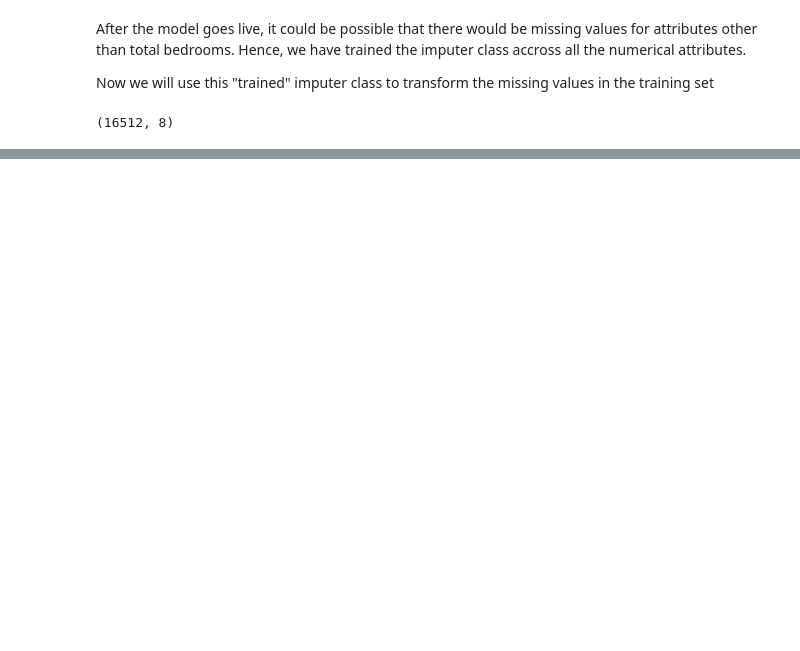
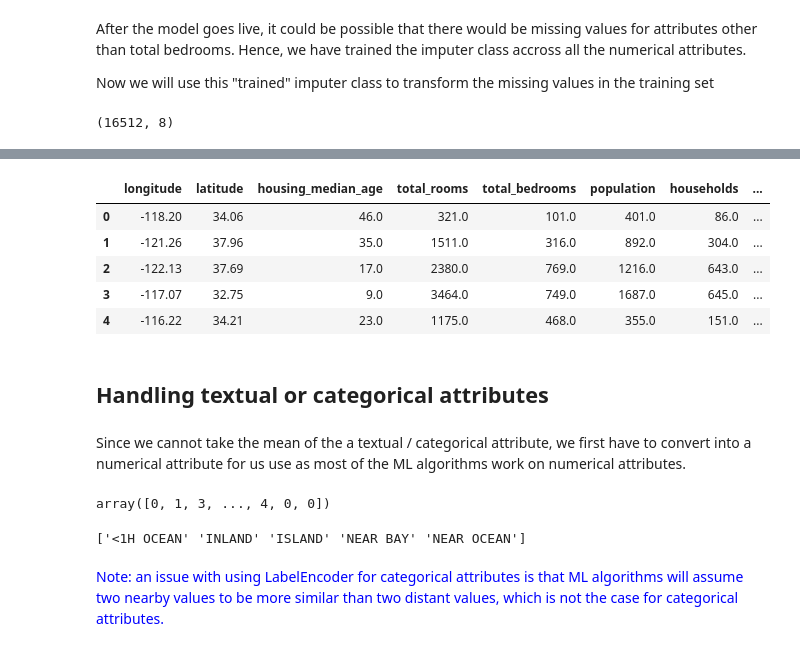
Before and after one commit to harshseth/ml-core, a Jupyter notebook: Housing.ipynb, the cells around one changed output, grey strips where cells are left out. Cells and saved outputs as stored; diff of their text form; code cells hidden in the pictures; blank space fills up the shorter version.

Commit message:
adding one hot encoders and custom transformers

```diff
--- a/Housing.ipynb
+++ b/Housing.ipynb
@@ -574,0 +575,35 @@ housing_tr.loc[sample_incomplete_rows.index.values]
+# %%
+# converting to a dataframe
+housing_tr = pd.DataFrame(X, columns=housing_num.columns)
+housing_tr.head()
+# %% [output]
+|  | longitude | latitude | housing_median_age | total_rooms | total_bedrooms | population | households | ... |
+| 0 | -118.20 | 34.06 | 46.0 | 321.0 | 101.0 | 401.0 | 86.0 | ... |
+| 1 | -121.26 | 37.96 | 35.0 | 1511.0 | 316.0 | 892.0 | 304.0 | ... |
+| 2 | -122.13 | 37.69 | 17.0 | 2380.0 | 769.0 | 1216.0 | 643.0 | ... |
+| 3 | -117.07 | 32.75 | 9.0 | 3464.0 | 749.0 | 1687.0 | 645.0 | ... |
+| 4 | -116.22 | 34.21 | 23.0 | 1175.0 | 468.0 | 355.0 | 151.0 | ... |
+# %% [markdown]
+## Handling textual or categorical attributes
+# %% [markdown]
+Since we cannot take the mean of the a textual / categorical attribute, we first have to convert into a numerical attribute for us use as most of the ML algorithms work on numerical attributes.
+# %%
+# Option 1: Use a LabelEncoder.
+
+from sklearn.preprocessing import LabelEncoder
+
+encoder = LabelEncoder()
+housing_cat = housing["ocean_proximity"]
+housing_cat_encoded = encoder.fit_transform(housing_cat)
+housing_cat_encoded
+
+#We can observe that it has encoded each category to an number between 0..n
+# %% [output]
+array([0, 1, 3, ..., 4, 0, 0])
+# %%
+# To understand the conversion, we can decode the labeling
+print(encoder.classes_)
+# %% [output]
+['<1H OCEAN' 'INLAND' 'ISLAND' 'NEAR BAY' 'NEAR OCEAN']
+# %% [markdown]
+<span style="color:blue">Note: an issue with using LabelEncoder for categorical attributes is that ML algorithms will assume two nearby values to be more similar than two distant values, which is not the case for categorical attributes.</span>
```
Also changed, not shown: parts of 23 cells of this notebook, 2 other files.
